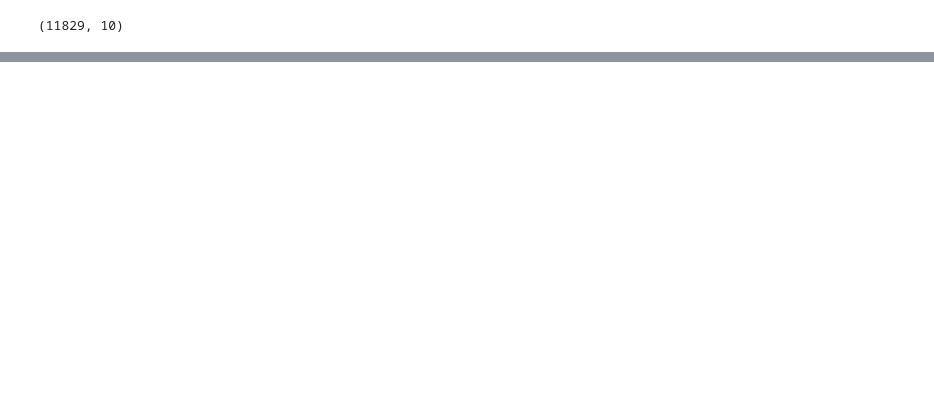
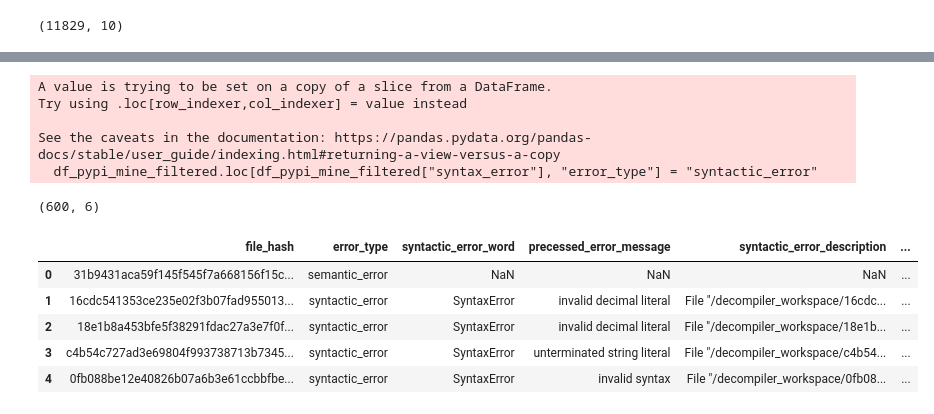
Before and after one commit to nsakib1017/pyllmpatch, a Jupyter notebook: utils/dataset_helpers/dataset-exploration-final.ipynb, the cells around one changed output, grey strips where cells are left out. Cells and saved outputs as stored; diff of their text form; code cells hidden in the pictures; blank space fills up the shorter version.

```diff
--- a/utils/dataset_helpers/dataset-exploration-final.ipynb
+++ b/utils/dataset_helpers/dataset-exploration-final.ipynb
@@ -403,0 +74,9 @@ subset.to_csv(f"{OUT_MERGED_CSV}/balanced_sample_malware.csv", index=False)
+# %%
+all_ids = set(df_mapping_malware_bazaar["identifier"]) | set(df_mapping_virustotal["identifier"])
+
+df_all_data_false_filtered = df_all_data_false[
+    ~df_all_data_false["file_hash"].isin(all_ids)
+]
+# %%
+df_pylingualio_total_filtered=df_all_data_false_filtered.sample(n=1800, random_state=42).reset_index(drop=True)
+df_pylingualio_total_filtered["source"] = "PyLingual.IO"
@@ -403,0 +87,2 @@ subset.to_csv(f"{OUT_MERGED_CSV}/balanced_sample_malware.csv", index=False)
+# %%
+df_merged = pd.concat([df_virus_total_filtered, df_pylingualio_total_filtered], ignore_index=True)
@@ -403,0 +117,9 @@ subset.to_csv(f"{OUT_MERGED_CSV}/balanced_sample_malware.csv", index=False)
+# %%
+df_pypi_mine_filtered.loc[df_pypi_mine_filtered["syntax_error"], "error_type"] = "syntactic_error"
+df_pypi_mine_filtered.loc[df_pypi_mine_filtered["semantic_error"], "error_type"] = "semantic_error"
+# %% [output]
+A value is trying to be set on a copy of a slice from a DataFrame.
+Try using .loc[row_indexer,col_indexer] = value instead
+
+See the caveats in the documentation: https://pandas.pydata.org/pandas-docs/stable/user_guide/indexing.html#returning-a-view-versus-a-copy
+  df_pypi_mine_filtered.loc[df_pypi_mine_filtered["syntax_error"], "error_type"] = "syntactic_error"
@@ -403,0 +139,13 @@ subset.to_csv(f"{OUT_MERGED_CSV}/balanced_sample_malware.csv", index=False)
+# %%
+df_clean_sampled.shape
+# %% [output]
+(600, 6)
+# %%
+df_merged.head()
+# %% [output]
+|  | file_hash | error_type | syntactic_error_word | precessed_error_message | syntactic_error_description | ... |
+| 0 | 31b9431aca59f145f545f7a668156f15c... | semantic_error | NaN | NaN | NaN | ... |
+| 1 | 16cdc541353ce235e02f3b07fad955013... | syntactic_error | SyntaxError | invalid decimal literal | File "/decompiler_workspace/16cdc... | ... |
+| 2 | 18e1b8a453bfe5f38291fdac27a3e7f0f... | syntactic_error | SyntaxError | invalid decimal literal | File "/decompiler_workspace/18e1b... | ... |
+| 3 | c4b54c727ad3e69804f993738713b7345... | syntactic_error | SyntaxError | unterminated string literal | File "/decompiler_workspace/c4b54... | ... |
+| 4 | 0fb088be12e40826b07a6b3e61ccbbfbe... | syntactic_error | SyntaxError | invalid syntax | File "/decompiler_workspace/0fb08... | ... |
```
Also changed, not shown: parts of 41 cells of this notebook, 3 other files.
